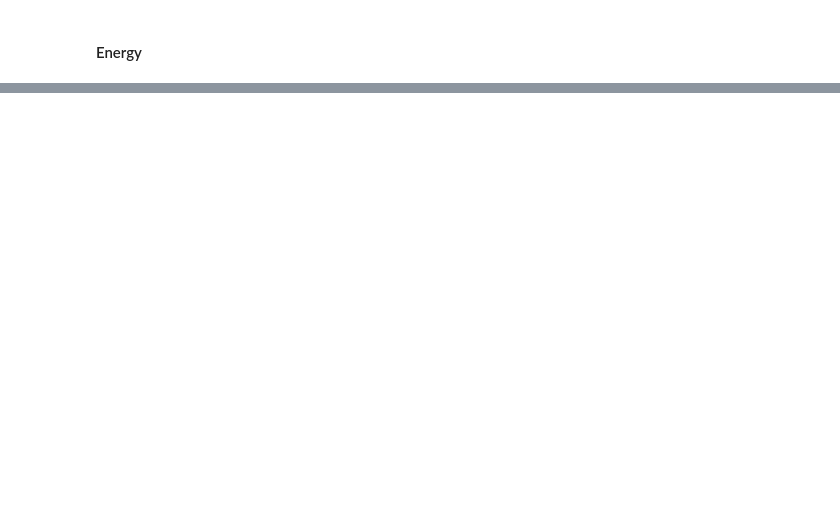
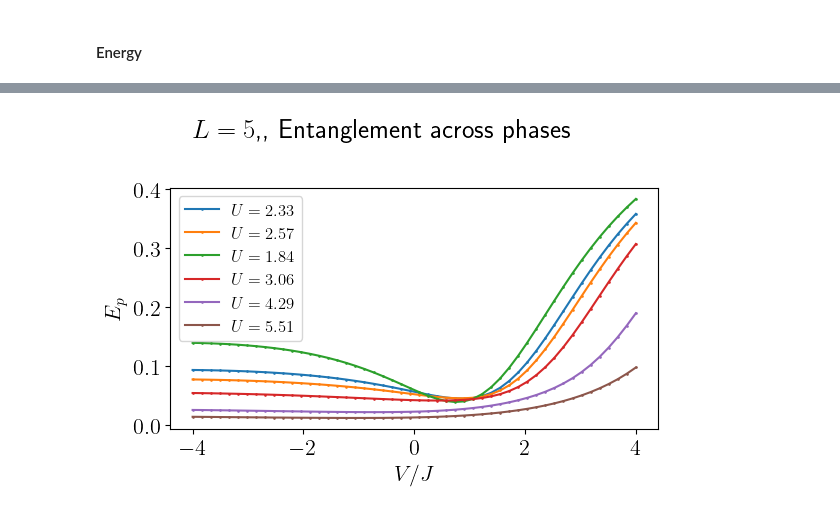
Before and after one commit to FelipePicoli/Extended_Hubbard_Model, a Jupyter notebook: notebooks/EHM_phase_diagram.ipynb, the cells around one changed output, grey strips where cells are left out. Saved outputs shown, nothing was run; the diff lists cells and outputs as text; code cells hidden in the pictures; blank space fills up the shorter version.

```diff
--- a/notebooks/EHM_phase_diagram.ipynb
+++ b/notebooks/EHM_phase_diagram.ipynb
@@ -238,0 +274,20 @@ plt.show()
+# %%
+U_targets = [2.3, 2.6, 1.9, 3.1, 4.3, 5.6]
+
+fig, ax = plt.subplots(1, 1, figsize=(6, 4))
+plt.suptitle(f"$L = {L}$,, Entanglement across phases")
+
+for U_target in U_targets:
+    i_U_fixed = np.argmin(np.abs(U_vals - U_target))
+    ax.plot(V_vals, E_p[:, i_U_fixed], 'o-', markersize=0.9,  label=fr"$U={U_vals[i_U_fixed]:.2f}$")
+
+# ax.set_xlim(0, 4)
+
+ax.set_xlabel(r"$V / J$")
+ax.set_ylabel(r"$E_p$")
+ax.legend(fontsize=12)
+
+plt.tight_layout()
+plt.show()
+# %% [output]
+[figure, added]
```
Also changed, not shown: parts of 12 cells of this notebook, 15 other files.
